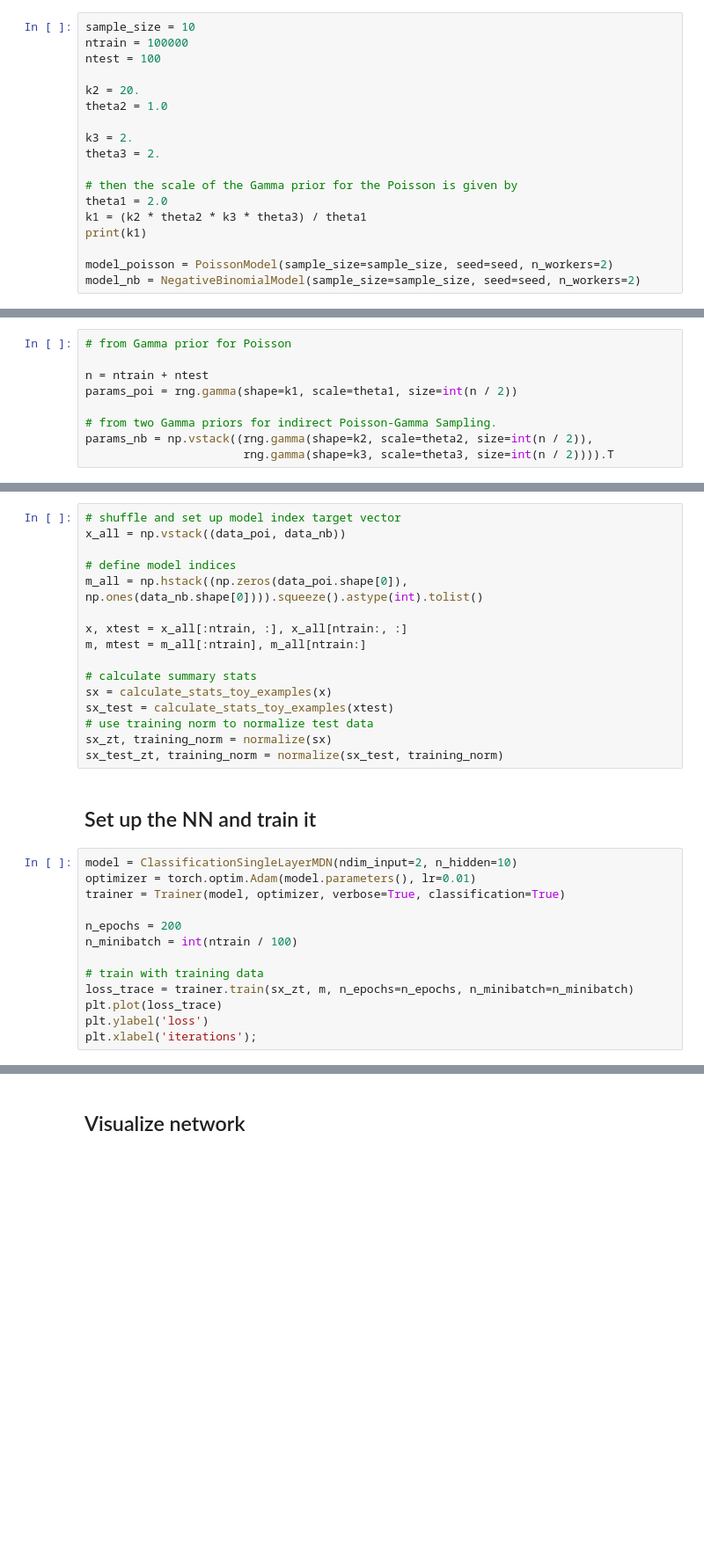
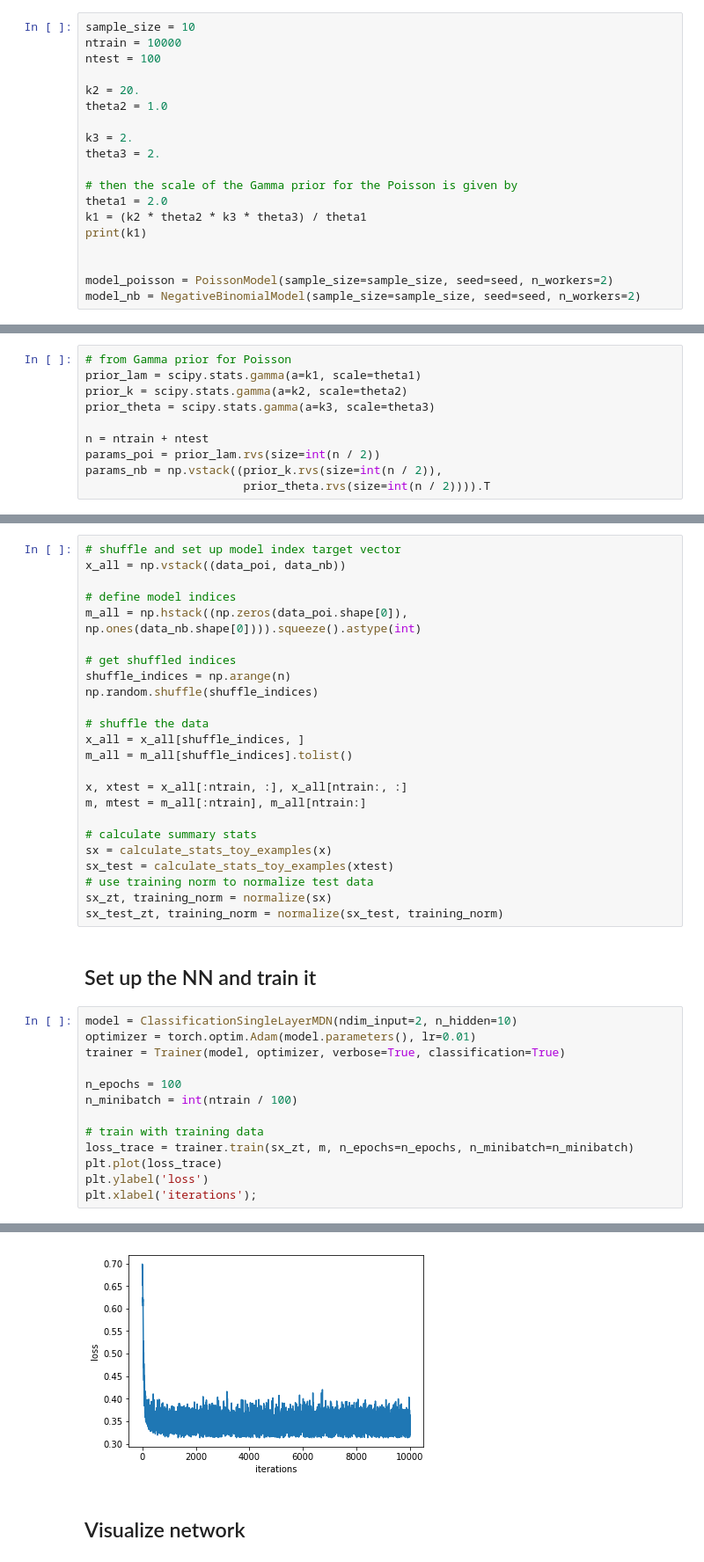
Before and after one commit to janfb/mcabc, a Jupyter notebook: notebooks/ModelComparison_ToyExample.ipynb, the cells around one changed output, grey strips where cells are left out. Shown at 88% size. Saved outputs shown, nothing was run; the diff lists cells and outputs as text; blank space fills up the shorter version.

```diff
--- a/notebooks/ModelComparison_ToyExample.ipynb
+++ b/notebooks/ModelComparison_ToyExample.ipynb
@@ -25,7 +26,7 @@ time_stamp = time.strftime('%Y%m%d%H%M_')
 figure_folder = '../figures/'
 # %%
 sample_size = 10
-ntrain = 100000
+ntrain = 10000
 ntest = 100
 
 k2 = 20.
@@ -39,5 +40,6 @@ theta1 = 2.0
 k1 = (k2 * theta2 * k3 * theta3) / theta1
 print(k1)
 
+
 model_poisson = PoissonModel(sample_size=sample_size, seed=seed, n_workers=2)
 model_nb = NegativeBinomialModel(sample_size=sample_size, seed=seed, n_workers=2)
@@ -45,13 +49,14 @@ model_nb = NegativeBinomialModel(sample_size=sample_size, seed=seed, n_workers=2
 ## Generate parameters from the priors
 # %%
 # from Gamma prior for Poisson
+prior_lam = scipy.stats.gamma(a=k1, scale=theta1)
+prior_k = scipy.stats.gamma(a=k2, scale=theta2)
+prior_theta = scipy.stats.gamma(a=k3, scale=theta3)
 
 n = ntrain + ntest
-params_poi = rng.gamma(shape=k1, scale=theta1, size=int(n / 2))
-
-# from two Gamma priors for indirect Poisson-Gamma Sampling.
-params_nb = np.vstack((rng.gamma(shape=k2, scale=theta2, size=int(n / 2)),
-                       rng.gamma(shape=k3, scale=theta3, size=int(n / 2)))).T
+params_poi = prior_lam.rvs(size=int(n / 2))
+params_nb = np.vstack((prior_k.rvs(size=int(n / 2)),
+                       prior_theta.rvs(size=int(n / 2)))).T
 # %% [markdown]
 ## Generate data from models and calculate summary stats, prepare test data
 # %%
@@ -62,7 +67,15 @@ data_nb = model_nb.gen(params_nb)
 x_all = np.vstack((data_poi, data_nb))
 
 # define model indices
-m_all = np.hstack((np.zeros(data_poi.shape[0]), np.ones(data_nb.shape[0]))).squeeze().astype(int).tolist()
+m_all = np.hstack((np.zeros(data_poi.shape[0]), np.ones(data_nb.shape[0]))).squeeze().astype(int)
+
+# get shuffled indices
+shuffle_indices = np.arange(n)
+np.random.shuffle(shuffle_indices)
+
+# shuffle the data
+x_all = x_all[shuffle_indices, ]
+m_all = m_all[shuffle_indices].tolist()
 
 x, xtest = x_all[:ntrain, :], x_all[ntrain:, :]
 m, mtest = m_all[:ntrain], m_all[ntrain:]
@@ -80,7 +93,7 @@ model = ClassificationSingleLayerMDN(ndim_input=2, n_hidden=10)
 optimizer = torch.optim.Adam(model.parameters(), lr=0.01)
 trainer = Trainer(model, optimizer, verbose=True, classification=True)
 
-n_epochs = 200
+n_epochs = 100
 n_minibatch = int(ntrain / 100)
 
 # train with training data
@@ -88,3 +101,4 @@ loss_trace = trainer.train(sx_zt, m, n_epochs=n_epochs, n_minibatch=n_minibatch)
 plt.plot(loss_trace)
 plt.ylabel('loss')
 plt.xlabel('iterations');
+# %% [output]
@@ -91,3 +106,4 @@ plt.xlabel('iterations');
+[figure, added]
 # %% [markdown]
 ## Visualize network
 # %%
```
Also changed, not shown: parts of 21 cells of this notebook, 2 other files.
